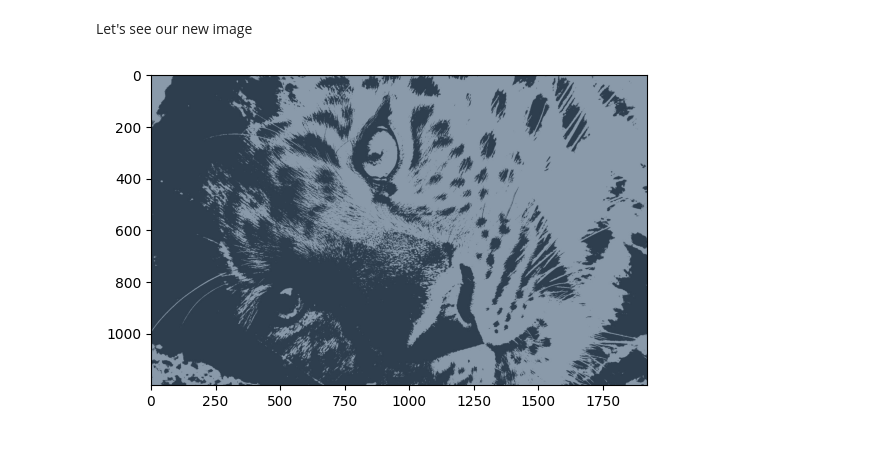
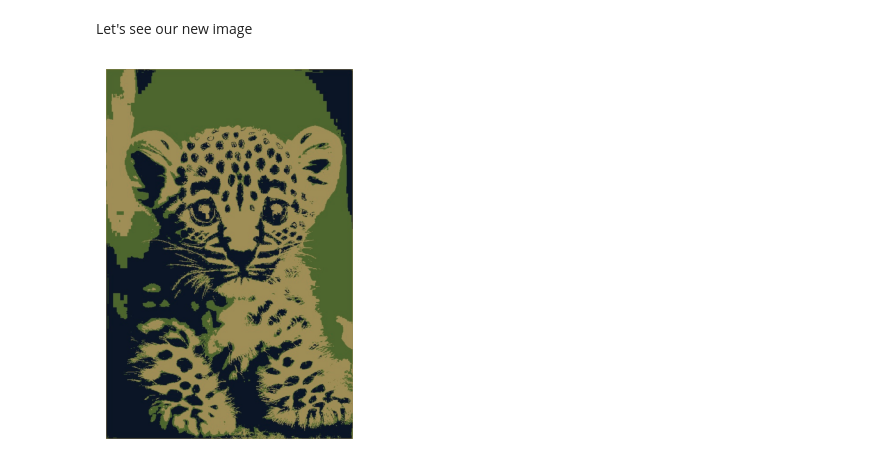
Before and after one commit to mrpintime/Gaussian-Mixture-Model, a Jupyter notebook: Image_Dimensionality_Reduction.ipynb, the cells around one changed output. Saved outputs shown, nothing was run; the diff lists cells and outputs as text; code cells hidden in the pictures.

```diff
--- a/Image_Dimensionality_Reduction.ipynb
+++ b/Image_Dimensionality_Reduction.ipynb
@@ -88,9 +102,10 @@ True
 # %% [markdown]
 Let's see our new image
 # %%
-img_2 = cv2.imread('/content/gauss-leopard-2.jpeg')
+img_2 = cv2.imread(f'/content/gauss-leopard-{n}.jpeg')
 # %%
 plt.imshow(img_2)
+plt.axis('off')
 plt.show()
 # %% [output]
-[figure, old version]
+[figure, new version]
```
Also changed, not shown: parts of 22 cells of this notebook.
